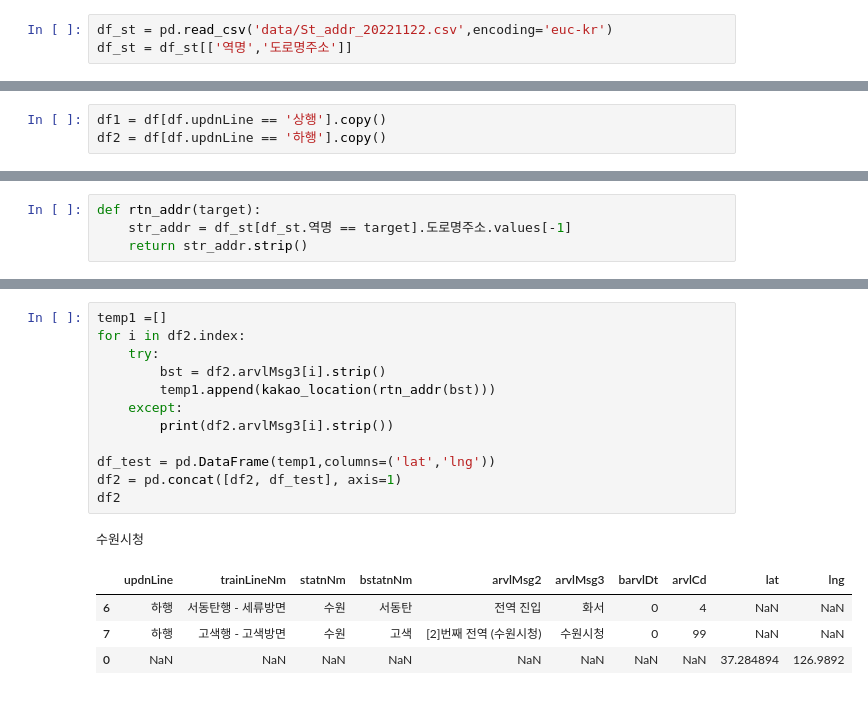
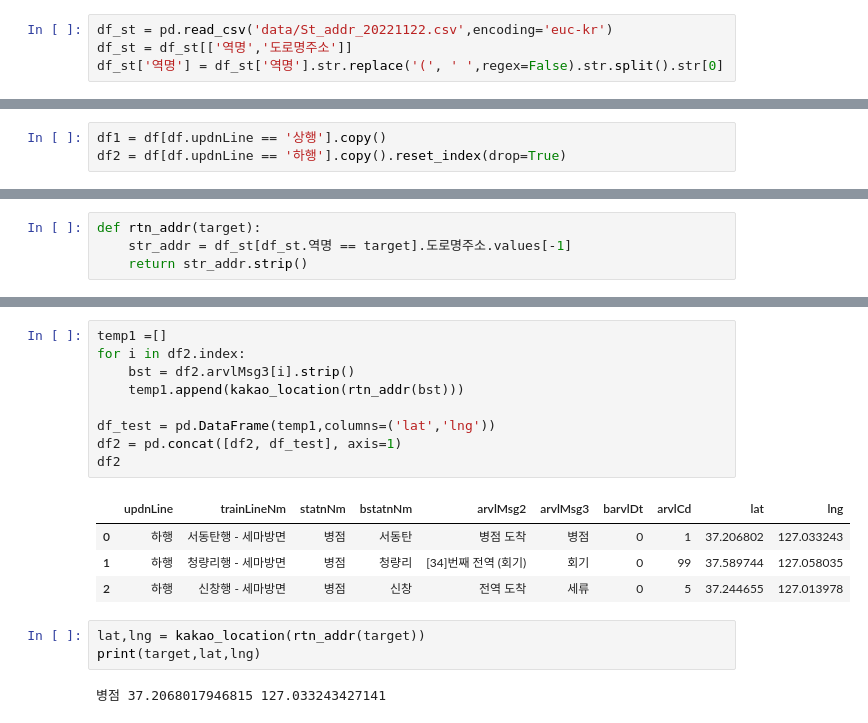
Before and after one commit to Mayhem-XD/DataAnalysis, a Jupyter notebook: 90.test/res_sai.ipynb, the cells around one changed output, grey strips where cells are left out. Cells and saved outputs as stored; diff of their text form.

```diff
--- a/90.test/res_sai.ipynb
+++ b/90.test/res_sai.ipynb
@@ -10,6 +10,7 @@ with open('data/sub_arr_info_key.txt') as f:
 # %%
 df_st = pd.read_csv('data/St_addr_20221122.csv',encoding='euc-kr')
 df_st = df_st[['역명','도로명주소']]
+df_st['역명'] = df_st['역명'].str.replace('(', ' ',regex=False).str.split().str[0]
 # %%
 target = input('역명 입력')
 target = target[:-1] if target[-1] == '역' else target
@@ -38,6 +36,6 @@ df
 # %%
 df1 = df[df.updnLine == '상행'].copy()
-df2 = df[df.updnLine == '하행'].copy()
+df2 = df[df.updnLine == '하행'].copy().reset_index(drop=True)
 # %%
 def kakao_location(place):
     with open('../04.지도시각화/data/kakaoapikey.txt') as f_:
@@ -73,18 +67,19 @@ df1
 # %%
 temp1 =[]
 for i in df2.index:
-    try:
-        bst = df2.arvlMsg3[i].strip()
-        temp1.append(kakao_location(rtn_addr(bst)))
-    except:
-        print(df2.arvlMsg3[i].strip())
+    bst = df2.arvlMsg3[i].strip()
+    temp1.append(kakao_location(rtn_addr(bst)))
 
 df_test = pd.DataFrame(temp1,columns=('lat','lng'))
 df2 = pd.concat([df2, df_test], axis=1)
 df2
 # %% [output]
-수원시청
 |  | updnLine | trainLineNm | statnNm | bstatnNm | arvlMsg2 | arvlMsg3 | barvlDt | arvlCd | lat | lng |
-| 6 | 하행 | 서동탄행 - 세류방면 | 수원 | 서동탄 | 전역 진입 | 화서 | 0 | 4 | NaN | NaN |
-| 7 | 하행 | 고색행 - 고색방면 | 수원 | 고색 | [2]번째 전역 (수원시청) | 수원시청 | 0 | 99 | NaN | NaN |
-| 0 | NaN | NaN | NaN | NaN | NaN | NaN | NaN | NaN | 37.284894 | 126.9892 |
+| 0 | 하행 | 서동탄행 - 세마방면 | 병점 | 서동탄 | 병점 도착 | 병점 | 0 | 1 | 37.206802 | 127.033243 |
+| 1 | 하행 | 청량리행 - 세마방면 | 병점 | 청량리 | [34]번째 전역 (회기) | 회기 | 0 | 99 | 37.589744 | 127.058035 |
+| 2 | 하행 | 신창행 - 세마방면 | 병점 | 신창 | 전역 도착 | 세류 | 0 | 5 | 37.244655 | 127.013978 |
+# %%
+lat,lng = kakao_location(rtn_addr(target))
+print(target,lat,lng)
+# %% [output]
+병점 37.2068017946815 127.033243427141
```
Also changed, not shown: parts of 5 cells of this notebook, 2 other files.
